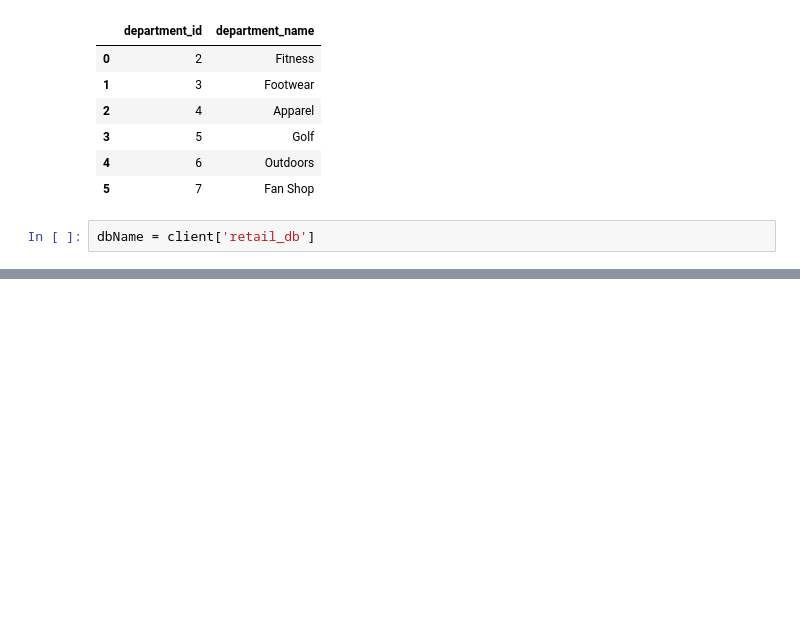
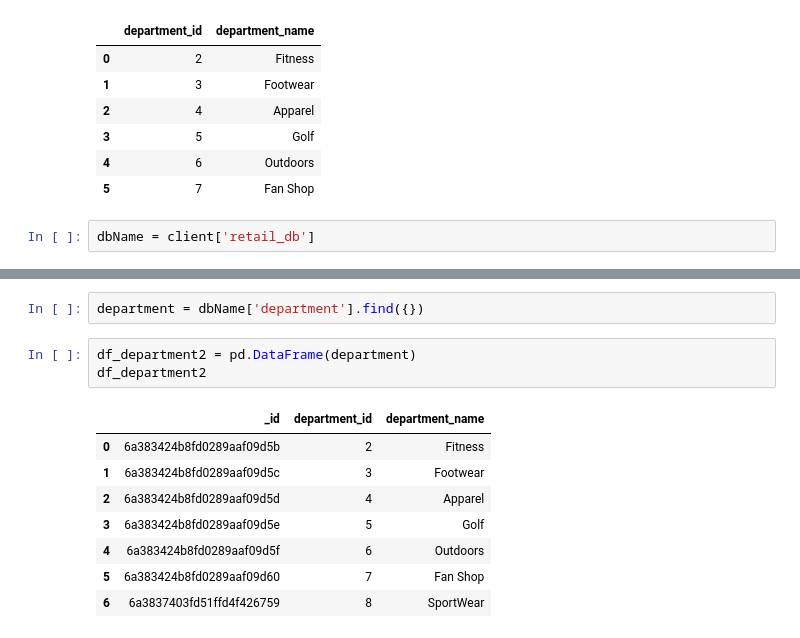
Before and after one commit to omarvasquezchavarri/PythonDE, a Jupyter notebook: Session4/1.Carga_datos_mongoDB.ipynb, the cells around one changed output, grey strips where cells are left out. Saved outputs shown, nothing was run; the diff lists cells and outputs as text; blank space fills up the shorter version.

```diff
--- a/Session4/1.Carga_datos_mongoDB.ipynb
+++ b/Session4/1.Carga_datos_mongoDB.ipynb
@@ -36,0 +63,14 @@ dbName = client['retail_db']
+# %%
+department = dbName['department'].find({})
+# %%
+df_department2 = pd.DataFrame(department)
+df_department2
+# %% [output]
+|  | _id | department_id | department_name |
+| 0 | 6a383424b8fd0289aaf09d5b | 2 | Fitness |
+| 1 | 6a383424b8fd0289aaf09d5c | 3 | Footwear |
+| 2 | 6a383424b8fd0289aaf09d5d | 4 | Apparel |
+| 3 | 6a383424b8fd0289aaf09d5e | 5 | Golf |
+| 4 | 6a383424b8fd0289aaf09d5f | 6 | Outdoors |
+| 5 | 6a383424b8fd0289aaf09d60 | 7 | Fan Shop |
+| 6 | 6a3837403fd51ffd4f426759 | 8 | SportWear |
```
Also changed, not shown: parts of 11 cells of this notebook, 2 other files.
